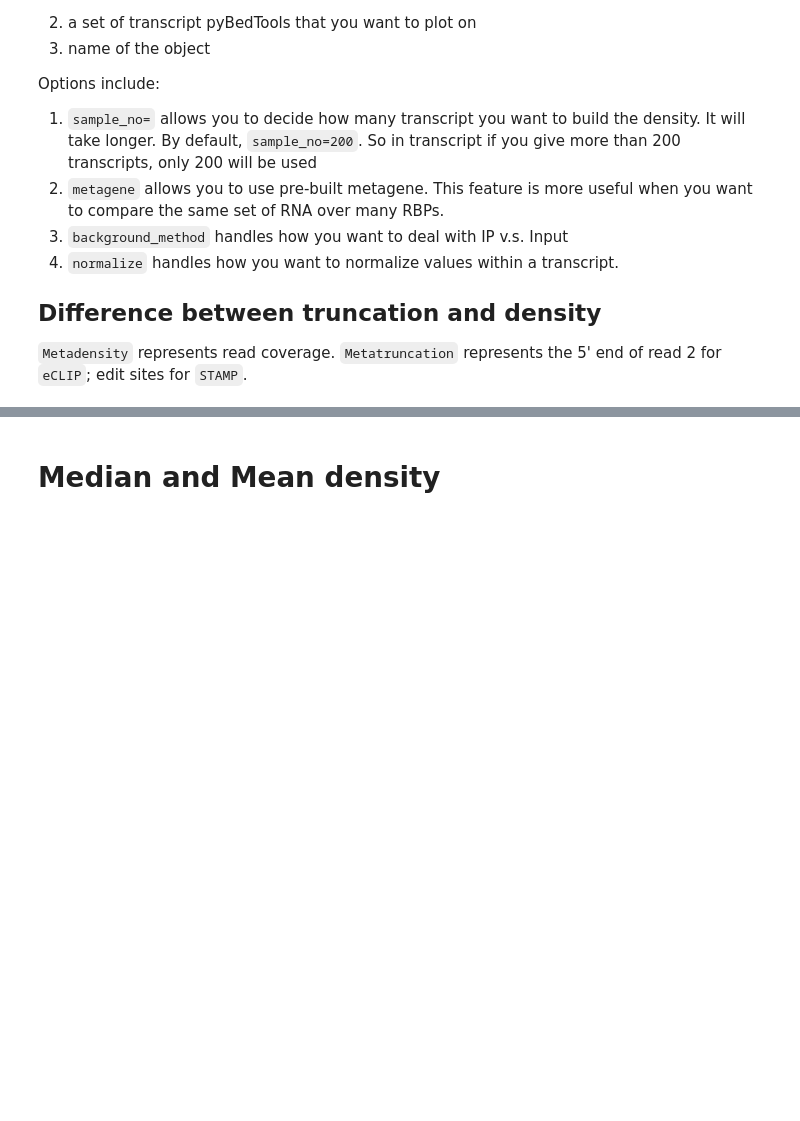
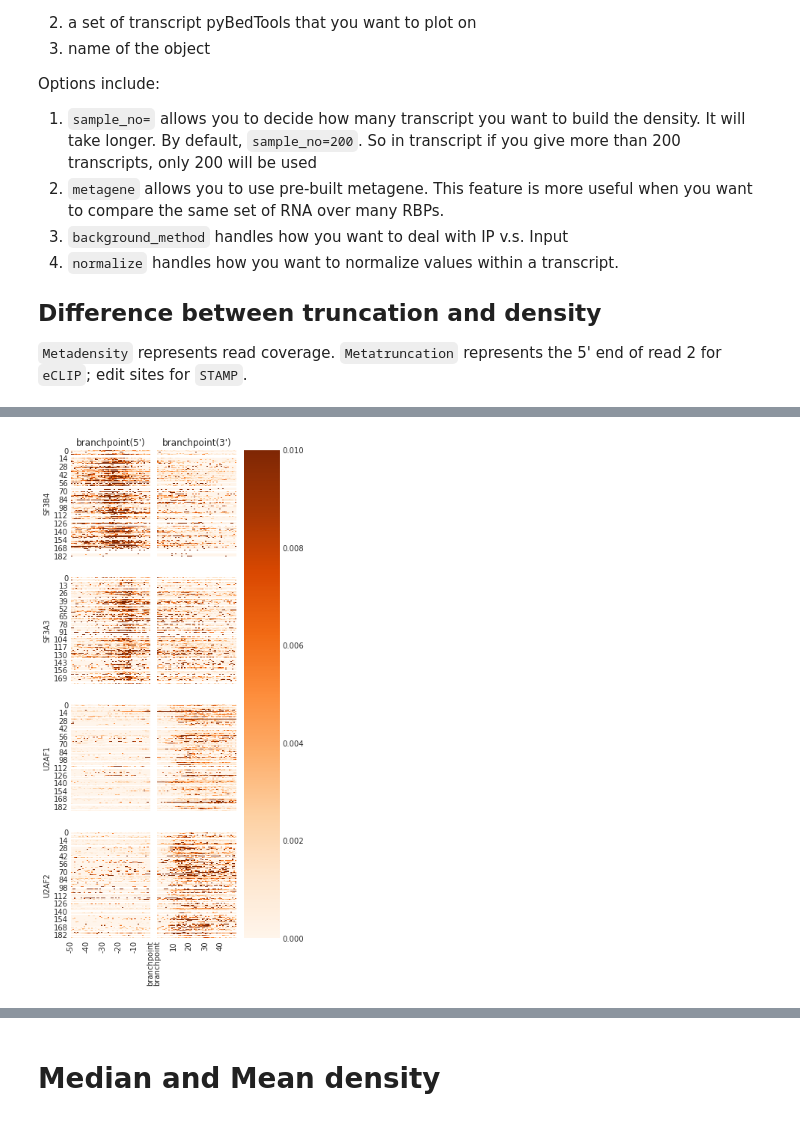
Before and after one commit to algaebrown/Metadensity, a Jupyter notebook: docs/source/1_Example_on_SF3B4.ipynb, the cells around one changed output, grey strips where cells are left out. Cells and saved outputs as stored; diff of their text form; code cells hidden in the pictures; blank space fills up the shorter version.

```diff
--- a/docs/source/1_Example_on_SF3B4.ipynb
+++ b/docs/source/1_Example_on_SF3B4.ipynb
@@ -114,7 +117,9 @@ f.savefig('SF3B4_rnamap.svg', dpi = 300)
 # %%
 ### PLOT INDIVIDUAL TRUNCATION SITES
 
-f = plot_rbp_map([trun[0]], features_to_show = ['branchpoint'], ymax = 0.01, cmap = 'Oranges')
+f = plot_rbp_map(trun, features_to_show = ['branchpoint'], ymax = 0.01, cmap = 'Oranges')
 f.savefig('SF3B4_brmap.svg', dpi = 300)
+# %% [output]
+[figure, added]
 # %%
 ### PLOT INDIVIDUAL DENSITY SITES
```
Also changed, not shown: parts of 12 cells of this notebook, 7 other files.
